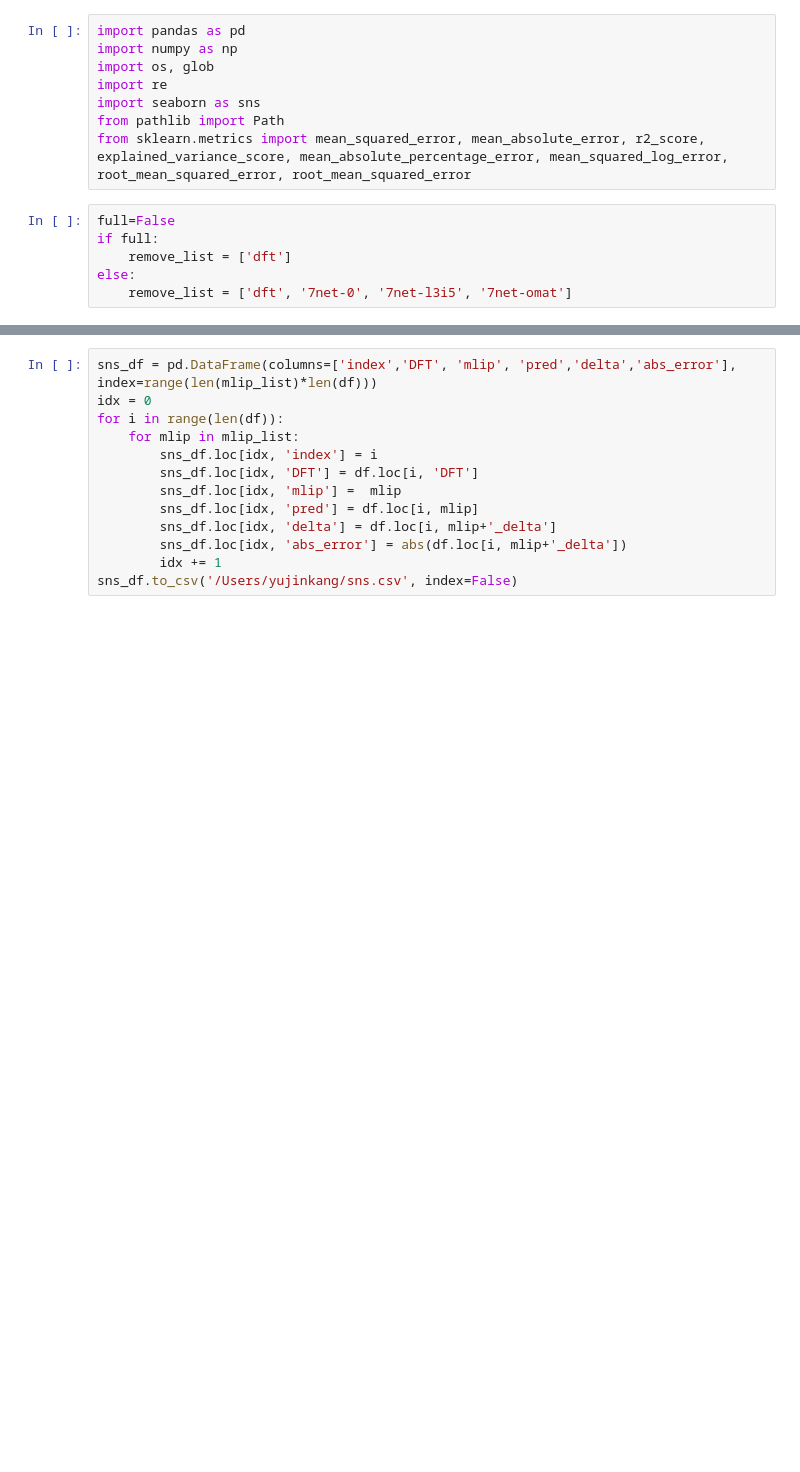
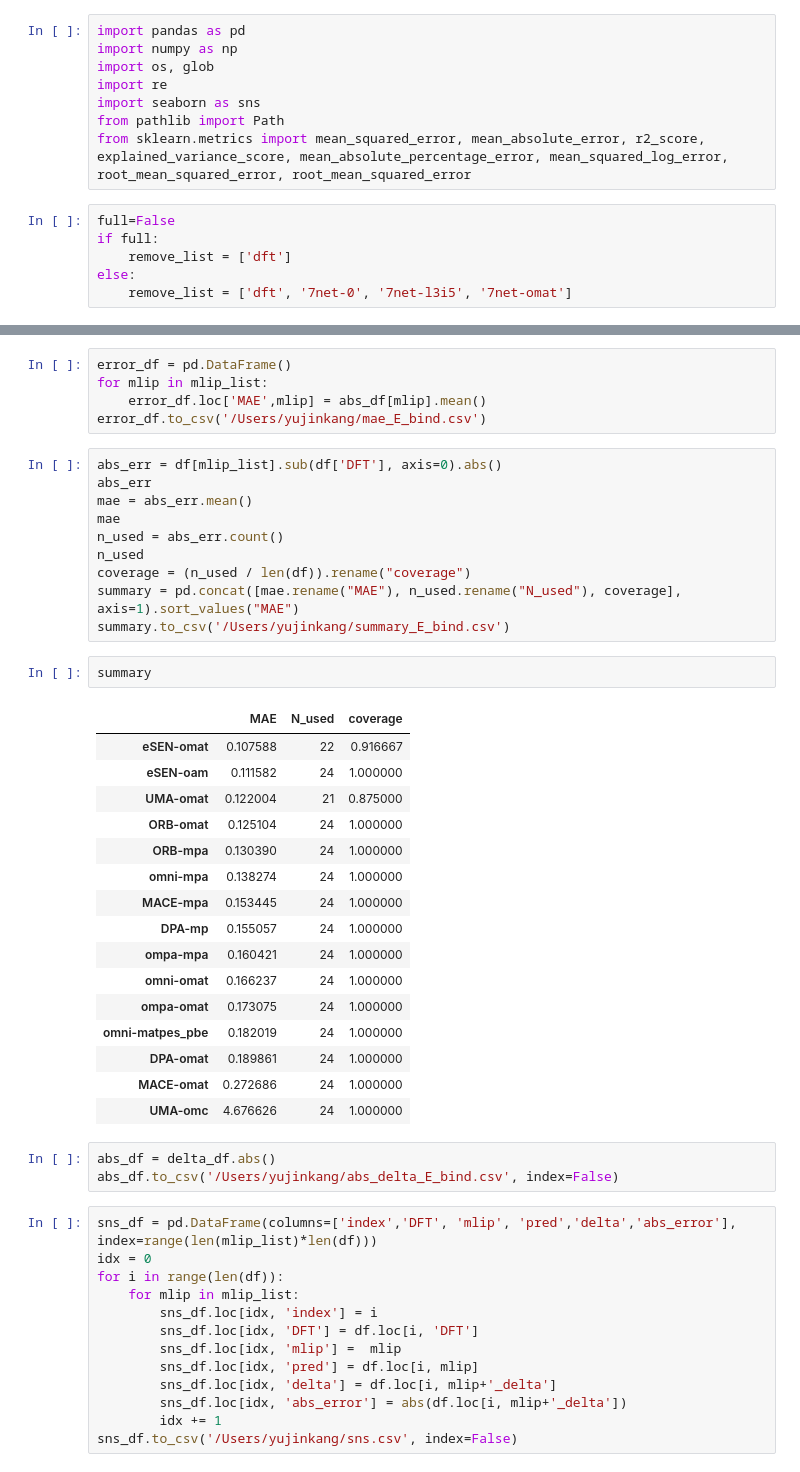
Before and after one commit to dnlf1ff/febench, a Jupyter notebook: data/test.ipynb, the cells around one changed output, grey strips where cells are left out. Drawn from its saved outputs; the diff is of its cells as text; blank space fills up the shorter version.

```diff
--- a/data/test.ipynb
+++ b/data/test.ipynb
@@ -48,3 +88,40 @@ df.reset_index(inplace=True)
+# %%
+error_df = pd.DataFrame()
+for mlip in mlip_list:
+    error_df.loc['MAE',mlip] = abs_df[mlip].mean()
+error_df.to_csv('/Users/yujinkang/mae_E_bind.csv')
+# %%
+abs_err = df[mlip_list].sub(df['DFT'], axis=0).abs()
+abs_err
+mae = abs_err.mean()
+mae
+n_used = abs_err.count()
+n_used
+coverage = (n_used / len(df)).rename("coverage")
+summary = pd.concat([mae.rename("MAE"), n_used.rename("N_used"), coverage], axis=1).sort_values("MAE")
+summary.to_csv('/Users/yujinkang/summary_E_bind.csv')
+# %%
+summary
+# %% [output]
+|  | MAE | N_used | coverage |
+| eSEN-omat | 0.107588 | 22 | 0.916667 |
+| eSEN-oam | 0.111582 | 24 | 1.000000 |
+| UMA-omat | 0.122004 | 21 | 0.875000 |
+| ORB-omat | 0.125104 | 24 | 1.000000 |
+| ORB-mpa | 0.130390 | 24 | 1.000000 |
+| omni-mpa | 0.138274 | 24 | 1.000000 |
+| MACE-mpa | 0.153445 | 24 | 1.000000 |
+| DPA-mp | 0.155057 | 24 | 1.000000 |
+| ompa-mpa | 0.160421 | 24 | 1.000000 |
+| omni-omat | 0.166237 | 24 | 1.000000 |
+| ompa-omat | 0.173075 | 24 | 1.000000 |
+| omni-matpes_pbe | 0.182019 | 24 | 1.000000 |
+| DPA-omat | 0.189861 | 24 | 1.000000 |
+| MACE-omat | 0.272686 | 24 | 1.000000 |
+| UMA-omc | 4.676626 | 24 | 1.000000 |
+# %%
+abs_df = delta_df.abs()
+abs_df.to_csv('/Users/yujinkang/abs_delta_E_bind.csv', index=False)
 # %%
 sns_df = pd.DataFrame(columns=['index','DFT', 'mlip', 'pred','delta','abs_error'], index=range(len(mlip_list)*len(df)))
 idx = 0
```
Also changed, not shown: parts of 5 cells of this notebook, 30 other files.
